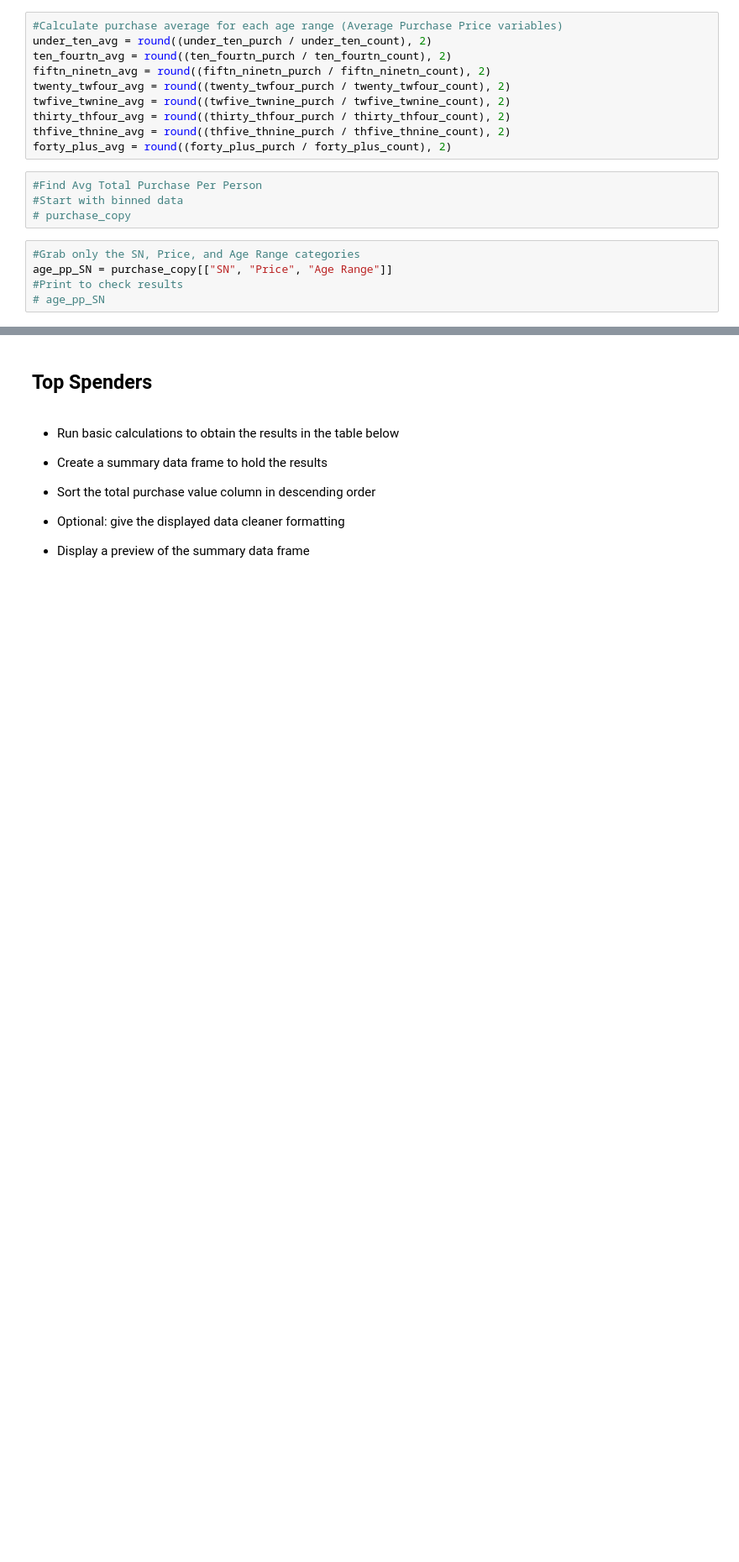
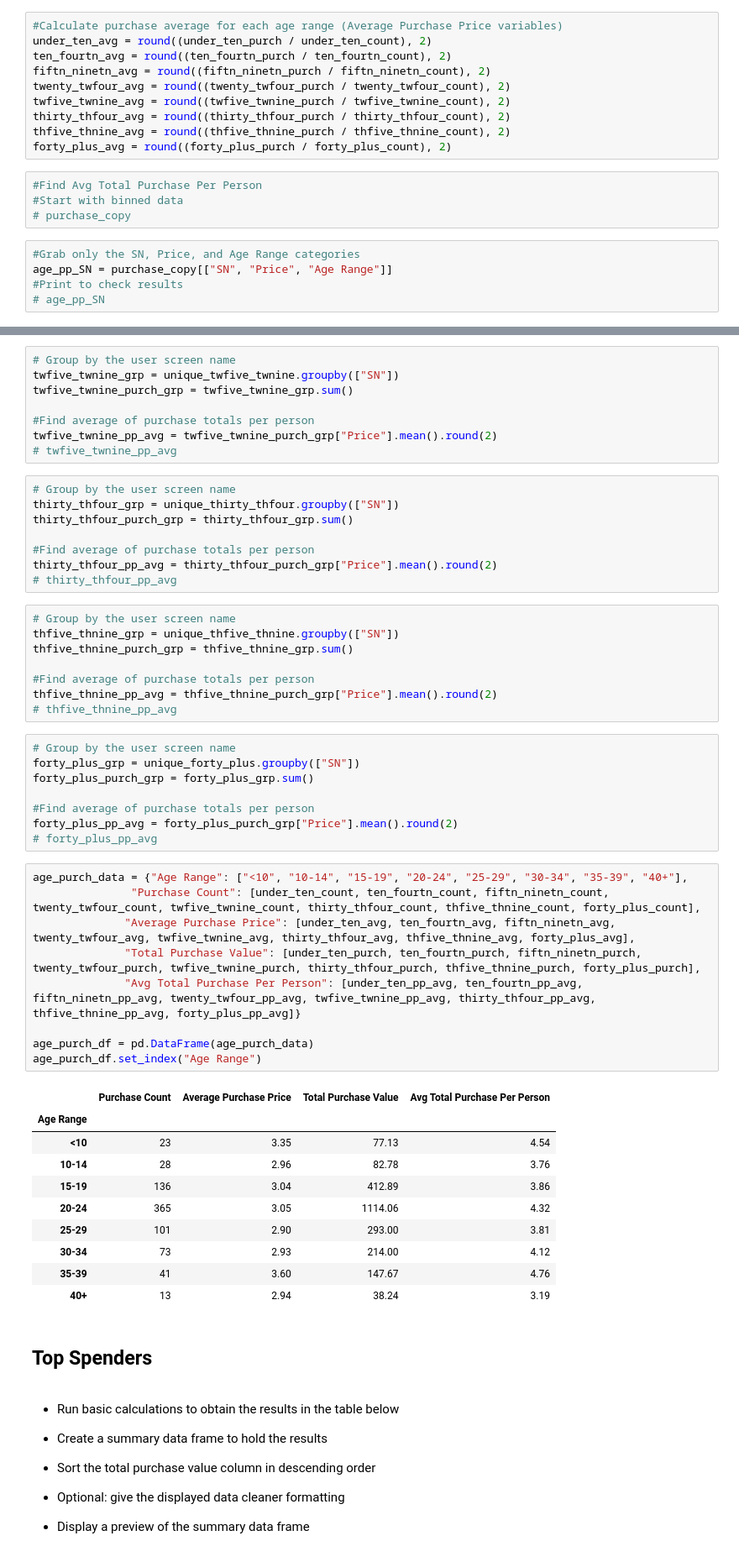
Before and after one commit to msckat11/pandas-challenge, a Jupyter notebook: HeroesOfPymoli/HeroesOfPymoli_starter.ipynb, the cells around one changed output, grey strips where cells are left out. Shown at 84% size. Drawn from its saved outputs; the diff is of its cells as text; blank space fills up the shorter version.

Commit message:
finished purchase analysis by age range

```diff
--- a/HeroesOfPymoli/HeroesOfPymoli_starter.ipynb
+++ b/HeroesOfPymoli/HeroesOfPymoli_starter.ipynb
@@ -581,3 +512,55 @@ TypeError: can't multiply sequence by non-int of type 'float'
+# %%
+# Group by the user screen name
+twfive_twnine_grp = unique_twfive_twnine.groupby(["SN"])
+twfive_twnine_purch_grp = twfive_twnine_grp.sum()
+
+#Find average of purchase totals per person
+twfive_twnine_pp_avg = twfive_twnine_purch_grp["Price"].mean().round(2)
+# twfive_twnine_pp_avg
+# %%
+# Group by the user screen name
+thirty_thfour_grp = unique_thirty_thfour.groupby(["SN"])
+thirty_thfour_purch_grp = thirty_thfour_grp.sum()
+
+#Find average of purchase totals per person
+thirty_thfour_pp_avg = thirty_thfour_purch_grp["Price"].mean().round(2)
+# thirty_thfour_pp_avg
+# %%
+# Group by the user screen name
+thfive_thnine_grp = unique_thfive_thnine.groupby(["SN"])
+thfive_thnine_purch_grp = thfive_thnine_grp.sum()
+
+#Find average of purchase totals per person
+thfive_thnine_pp_avg = thfive_thnine_purch_grp["Price"].mean().round(2)
+# thfive_thnine_pp_avg
+# %%
+# Group by the user screen name
+forty_plus_grp = unique_forty_plus.groupby(["SN"])
+forty_plus_purch_grp = forty_plus_grp.sum()
+
+#Find average of purchase totals per person
+forty_plus_pp_avg = forty_plus_purch_grp["Price"].mean().round(2)
+# forty_plus_pp_avg
+# %%
+age_purch_data = {"Age Range": ["<10", "10-14", "15-19", "20-24", "25-29", "30-34", "35-39", "40+"],
+               "Purchase Count": [under_ten_count, ten_fourtn_count, fiftn_ninetn_count, twenty_twfour_count, twfive_twnine_count, thirty_thfour_count, thfive_thnine_count, forty_plus_count],
+              "Average Purchase Price": [under_ten_avg, ten_fourtn_avg, fiftn_ninetn_avg, twenty_twfour_avg, twfive_twnine_avg, thirty_thfour_avg, thfive_thnine_avg, forty_plus_avg],
+              "Total Purchase Value": [under_ten_purch, ten_fourtn_purch, fiftn_ninetn_purch, twenty_twfour_purch, twfive_twnine_purch, thirty_thfour_purch, thfive_thnine_purch, forty_plus_purch],
+              "Avg Total Purchase Per Person": [under_ten_pp_avg, ten_fourtn_pp_avg, fiftn_ninetn_pp_avg, twenty_twfour_pp_avg, twfive_twnine_pp_avg, thirty_thfour_pp_avg, thfive_thnine_pp_avg, forty_plus_pp_avg]}
+
+age_purch_df = pd.DataFrame(age_purch_data)
+age_purch_df.set_index("Age Range")
+# %% [output]
+|  | Purchase Count | Average Purchase Price | Total Purchase Value | Avg Total Purchase Per Person |
+| Age Range |  |  |  |  |
+| <10 | 23 | 3.35 | 77.13 | 4.54 |
+| 10-14 | 28 | 2.96 | 82.78 | 3.76 |
+| 15-19 | 136 | 3.04 | 412.89 | 3.86 |
+| 20-24 | 365 | 3.05 | 1114.06 | 4.32 |
+| 25-29 | 101 | 2.90 | 293.00 | 3.81 |
+| 30-34 | 73 | 2.93 | 214.00 | 4.12 |
+| 35-39 | 41 | 3.60 | 147.67 | 4.76 |
+| 40+ | 13 | 2.94 | 38.24 | 3.19 |
 # %% [markdown]
 ## Top Spenders
 # %% [markdown]
```
Also changed, not shown: parts of 22 cells of this notebook.
